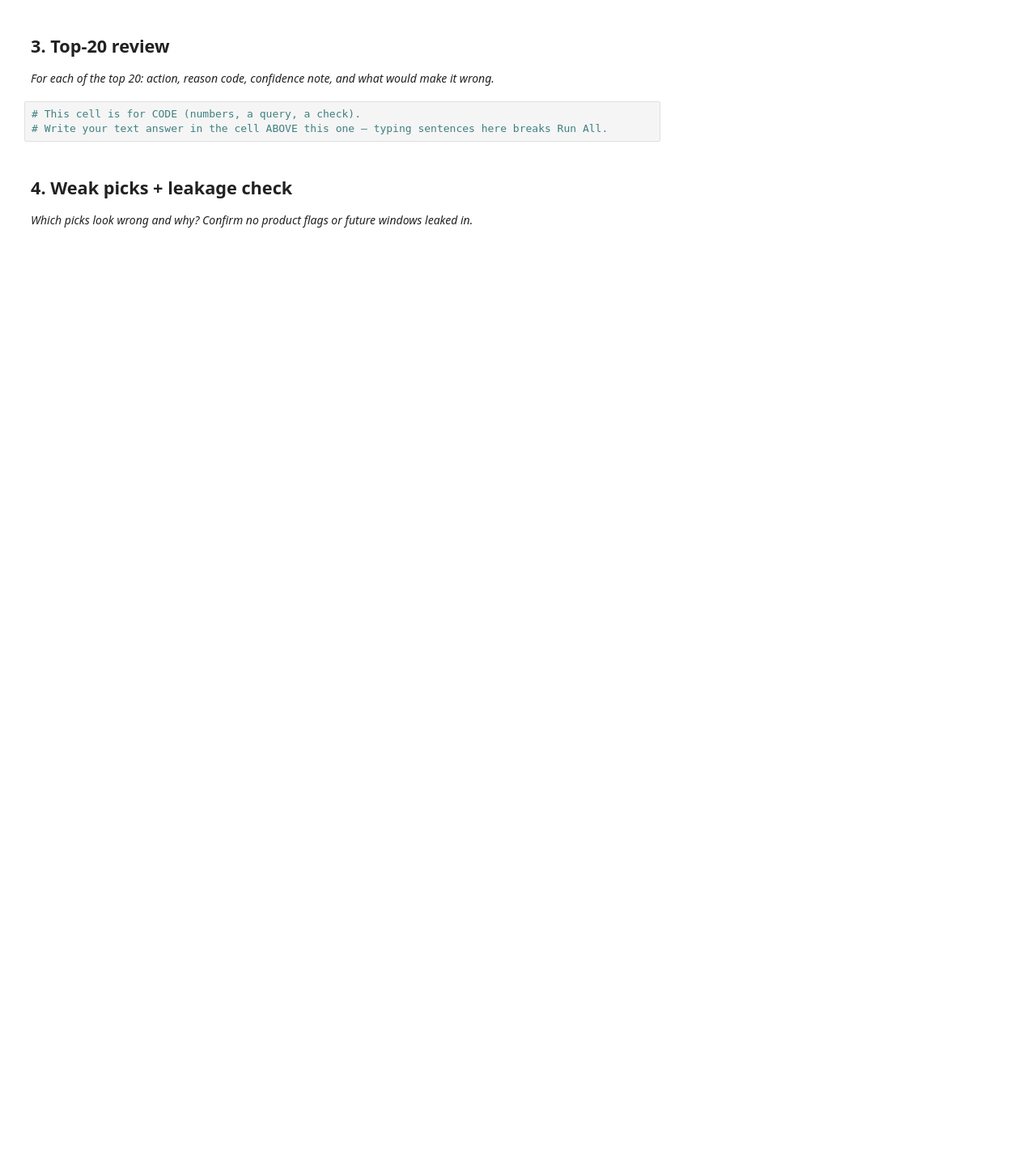
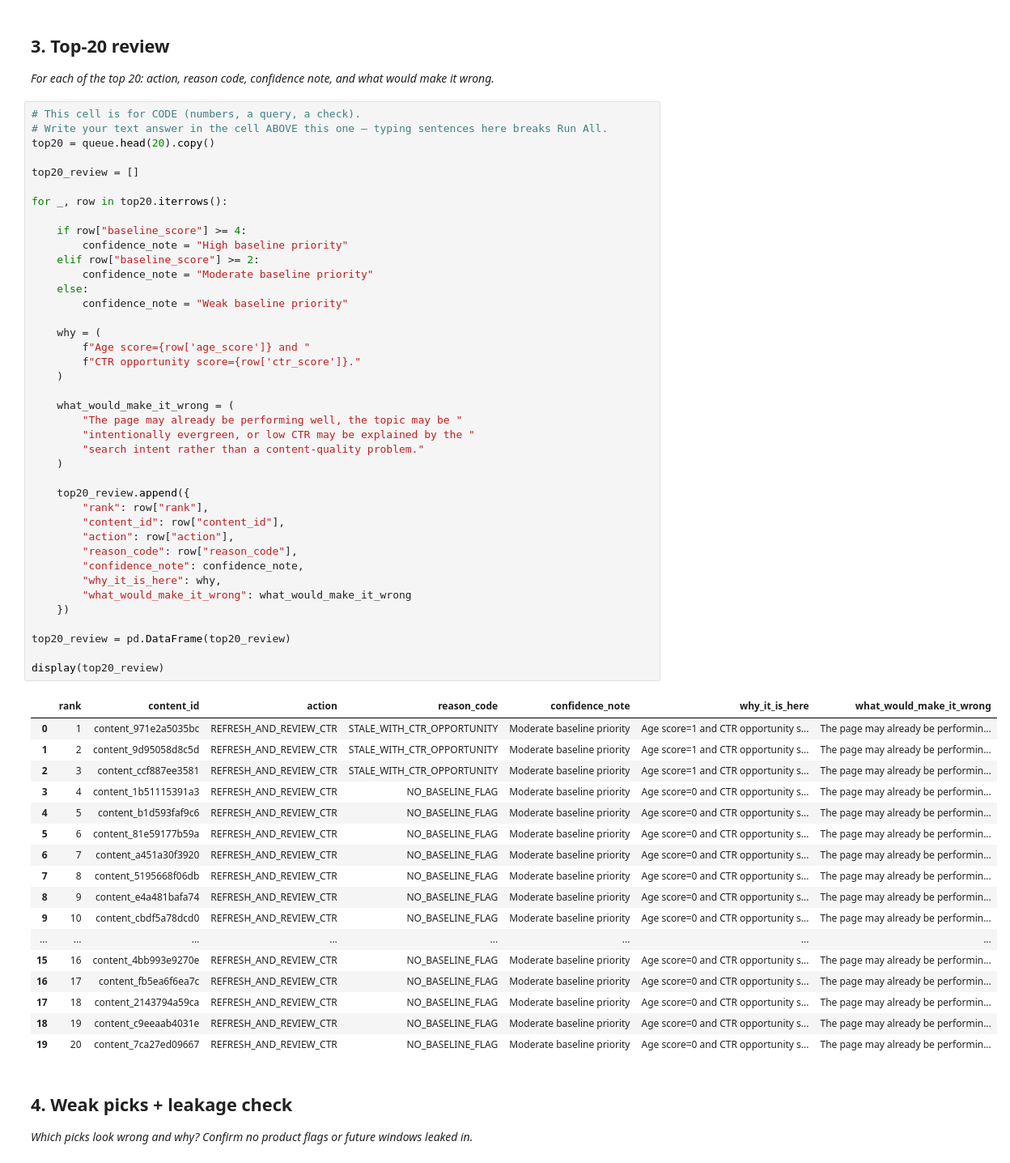
Before and after one commit to aniqaatiq842-commits/Flyrank-ML-INTERNSHIP, a Jupyter notebook: work/notebooks/w04_baseline_score.ipynb, the cells around one changed output. Shown at 81% size. Cells and saved outputs as stored; diff of their text form; blank space fills up the shorter version.

```diff
--- a/work/notebooks/w04_baseline_score.ipynb
+++ b/work/notebooks/w04_baseline_score.ipynb
@@ -24,9 +446,64 @@ This skeleton is yours to fill. Work the sections **in order** — each one has
 ## 3. Top-20 review
 
 *For each of the top 20: action, reason code, confidence note, and what would make it wrong.*
-# %%
-# This cell is for CODE (numbers, a query, a check).
-# Write your text answer in the cell ABOVE this one — typing sentences here breaks Run All.
+# %%
+# This cell is for CODE (numbers, a query, a check).
+# Write your text answer in the cell ABOVE this one — typing sentences here breaks Run All.
+top20 = queue.head(20).copy()
+
+top20_review = []
+
+for _, row in top20.iterrows():
+
+    if row["baseline_score"] >= 4:
+        confidence_note = "High baseline priority"
+    elif row["baseline_score"] >= 2:
+        confidence_note = "Moderate baseline priority"
+    else:
+        confidence_note = "Weak baseline priority"
+
+    why = (
+        f"Age score={row['age_score']} and "
+        f"CTR opportunity score={row['ctr_score']}."
+    )
+
+    what_would_make_it_wrong = (
+        "The page may already be performing well, the topic may be "
+        "intentionally evergreen, or low CTR may be explained by the "
+        "search intent rather than a content-quality problem."
+    )
+
+    top20_review.append({
+        "rank": row["rank"],
+        "content_id": row["content_id"],
+        "action": row["action"],
+        "reason_code": row["reason_code"],
+        "confidence_note": confidence_note,
+        "why_it_is_here": why,
+        "what_would_make_it_wrong": what_would_make_it_wrong
+    })
+
+top20_review = pd.DataFrame(top20_review)
+
+display(top20_review)
+# %% [output]
+|  | rank | content_id | action | reason_code | confidence_note | why_it_is_here | what_would_make_it_wrong |
+| 0 | 1 | content_971e2a5035bc | REFRESH_AND_REVIEW_CTR | STALE_WITH_CTR_OPPORTUNITY | Moderate baseline priority | Age score=1 and CTR opportunity s... | The page may already be performin... |
+| 1 | 2 | content_9d95058d8c5d | REFRESH_AND_REVIEW_CTR | STALE_WITH_CTR_OPPORTUNITY | Moderate baseline priority | Age score=1 and CTR opportunity s... | The page may already be performin... |
+| 2 | 3 | content_ccf887ee3581 | REFRESH_AND_REVIEW_CTR | STALE_WITH_CTR_OPPORTUNITY | Moderate baseline priority | Age score=1 and CTR opportunity s... | The page may already be performin... |
+| 3 | 4 | content_1b51115391a3 | REFRESH_AND_REVIEW_CTR | NO_BASELINE_FLAG | Moderate baseline priority | Age score=0 and CTR opportunity s... | The page may already be performin... |
+| 4 | 5 | content_b1d593faf9c6 | REFRESH_AND_REVIEW_CTR | NO_BASELINE_FLAG | Moderate baseline priority | Age score=0 and CTR opportunity s... | The page may already be performin... |
+| 5 | 6 | content_81e59177b59a | REFRESH_AND_REVIEW_CTR | NO_BASELINE_FLAG | Moderate baseline priority | Age score=0 and CTR opportunity s... | The page may already be performin... |
+| 6 | 7 | content_a451a30f3920 | REFRESH_AND_REVIEW_CTR | NO_BASELINE_FLAG | Moderate baseline priority | Age score=0 and CTR opportunity s... | The page may already be performin... |
+| 7 | 8 | content_5195668f06db | REFRESH_AND_REVIEW_CTR | NO_BASELINE_FLAG | Moderate baseline priority | Age score=0 and CTR opportunity s... | The page may already be performin... |
+| 8 | 9 | content_e4a481bafa74 | REFRESH_AND_REVIEW_CTR | NO_BASELINE_FLAG | Moderate baseline priority | Age score=0 and CTR opportunity s... | The page may already be performin... |
+| 9 | 10 | content_cbdf5a78dcd0 | REFRESH_AND_REVIEW_CTR | NO_BASELINE_FLAG | Moderate baseline priority | Age score=0 and CTR opportunity s... | The page may already be performin... |
+| ... | ... | ... | ... | ... | ... | ... | ... |
+| 15 | 16 | content_4bb993e9270e | REFRESH_AND_REVIEW_CTR | NO_BASELINE_FLAG | Moderate baseline priority | Age score=0 and CTR opportunity s... | The page may already be performin... |
+| 16 | 17 | content_fb5ea6f6ea7c | REFRESH_AND_REVIEW_CTR | NO_BASELINE_FLAG | Moderate baseline priority | Age score=0 and CTR opportunity s... | The page may already be performin... |
+| 17 | 18 | content_2143794a59ca | REFRESH_AND_REVIEW_CTR | NO_BASELINE_FLAG | Moderate baseline priority | Age score=0 and CTR opportunity s... | The page may already be performin... |
+| 18 | 19 | content_c9eeaab4031e | REFRESH_AND_REVIEW_CTR | NO_BASELINE_FLAG | Moderate baseline priority | Age score=0 and CTR opportunity s... | The page may already be performin... |
+| 19 | 20 | content_7ca27ed09667 | REFRESH_AND_REVIEW_CTR | NO_BASELINE_FLAG | Moderate baseline priority | Age score=0 and CTR opportunity s... | The page may already be performin... |
 # %% [markdown]
 ## 4. Weak picks + leakage check
 
```
Also changed, not shown: parts of 21 cells of this notebook.
